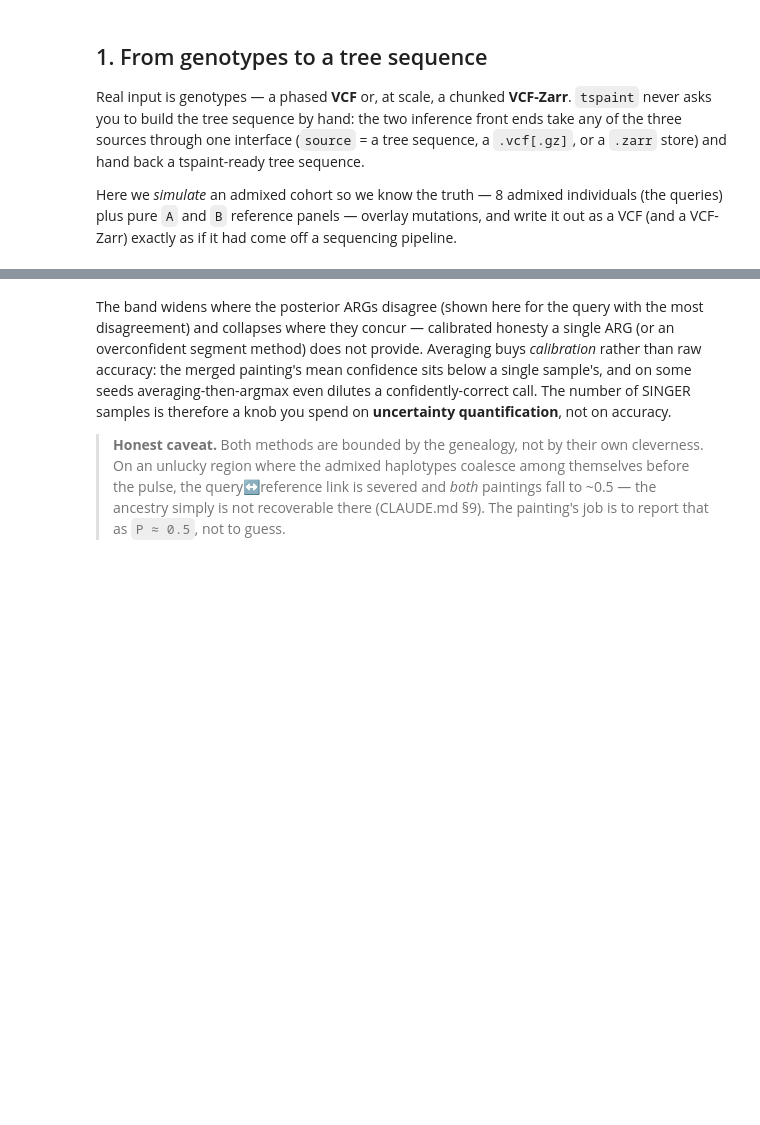
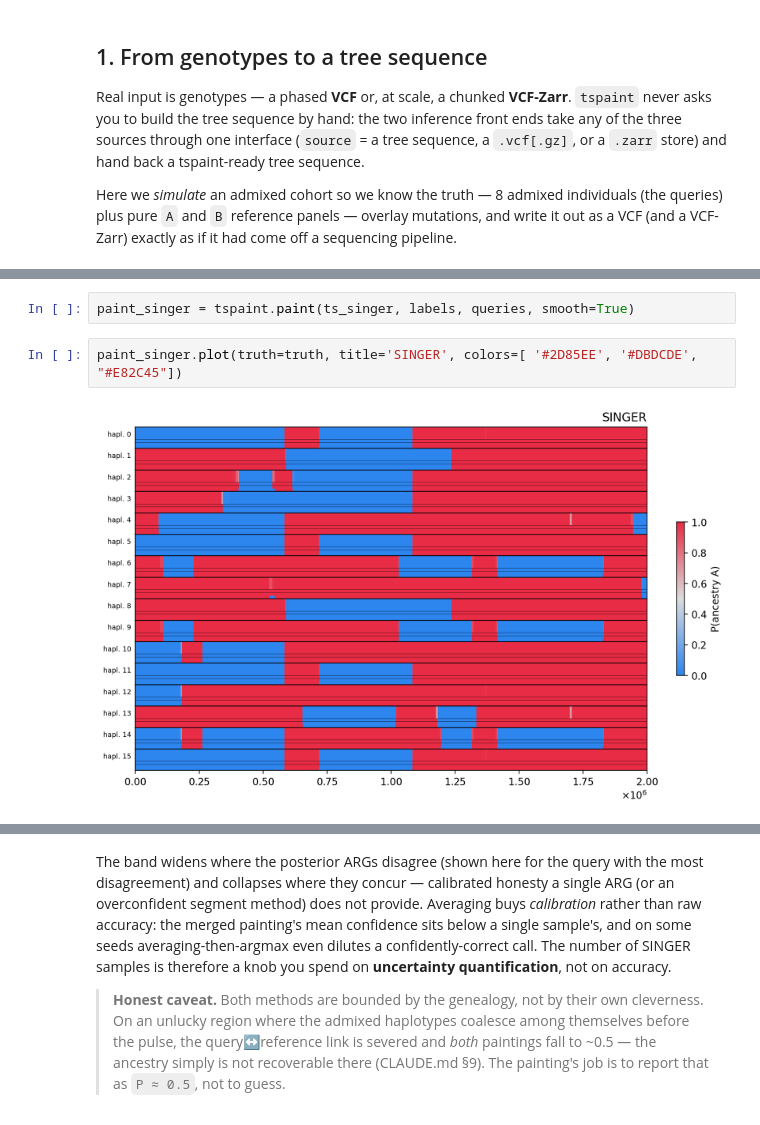
Before and after one commit to munch-group/tspaint, a Jupyter notebook: docs/notebooks/showcase.ipynb, the cells around one changed output, grey strips where cells are left out. Cells and saved outputs as stored; diff of their text form; blank space fills up the shorter version.

```diff
--- a/docs/notebooks/showcase.ipynb
+++ b/docs/notebooks/showcase.ipynb
@@ -216,0 +207,6 @@ Plotting the most ancestry-mixed query against the shaded truth makes the gap co
+# %%
+paint_singer = tspaint.paint(ts_singer, labels, queries, smooth=True)
+# %%
+paint_singer.plot(truth=truth, title='SINGER', colors=[ '#2D85EE', '#DBDCDE', "#E82C45"])
+# %% [output]
+[figure, added]
```
Also changed, not shown: parts of 33 cells of this notebook.
